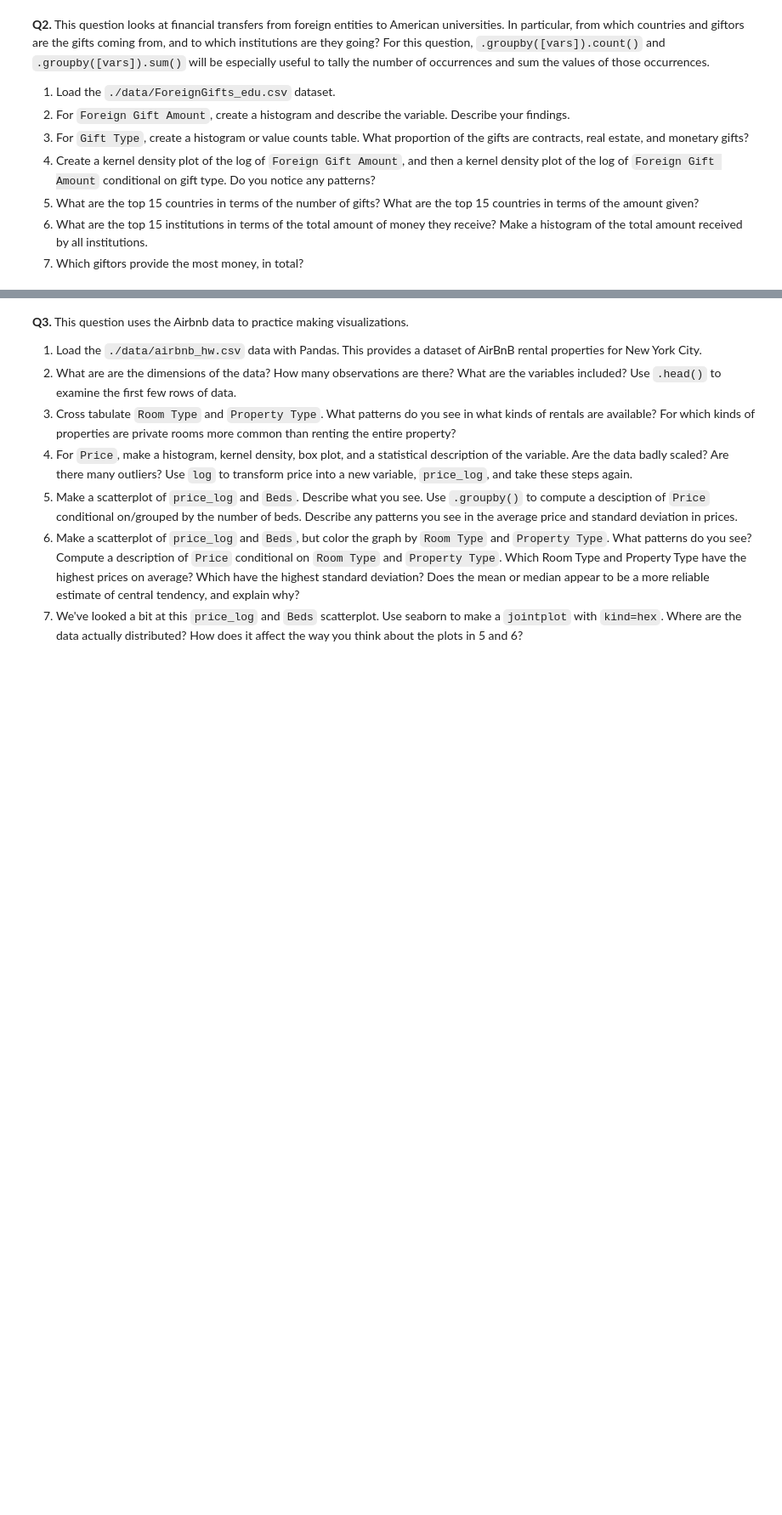
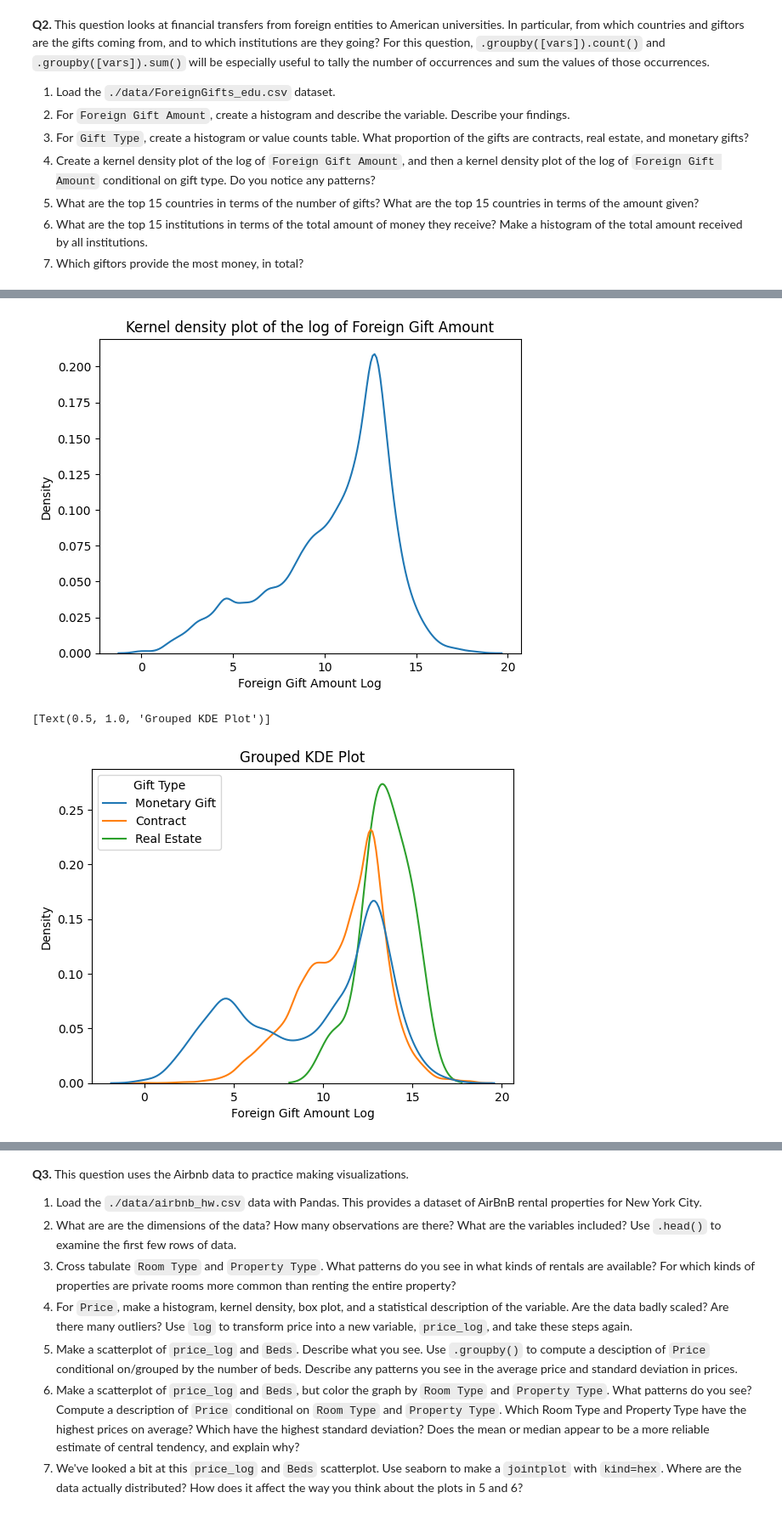
Before and after one commit to hasitanalluri/EDA, a Jupyter notebook: assignment/assignment.ipynb, the cells around one changed output, grey strips where cells are left out. Shown at 85% size. Drawn from its saved outputs; the diff is of its cells as text; code cells hidden in the pictures; blank space fills up the shorter version.

```diff
--- a/assignment/assignment.ipynb
+++ b/assignment/assignment.ipynb
@@ -46,0 +93,16 @@ PDF of calculations uploaded into my repo.
+# %%
+# 4
+# Create a kernel density plot of the log of `Foreign Gift Amount`, and then a kernel density plot of the log of `Foreign Gift Amount` conditional on gift type.
+df["Foreign Gift Amount Log"] = np.log(df["Foreign Gift Amount"])
+sns.kdeplot(df["Foreign Gift Amount Log"]).set(title="Kernel density plot of the log of Foreign Gift Amount")
+plt.show()
+
+conditioning = 'Gift Type'
+var = 'Foreign Gift Amount Log'
+sns.kdeplot(data = df, x = var, hue=conditioning, common_norm=False).set(title='Grouped KDE Plot')
+
+# Do you notice any patterns?
+# %% [output]
+[figure, added]
+[Text(0.5, 1.0, 'Grouped KDE Plot')]
+[figure, added]
```
Also changed, not shown: parts of 9 cells of this notebook.
